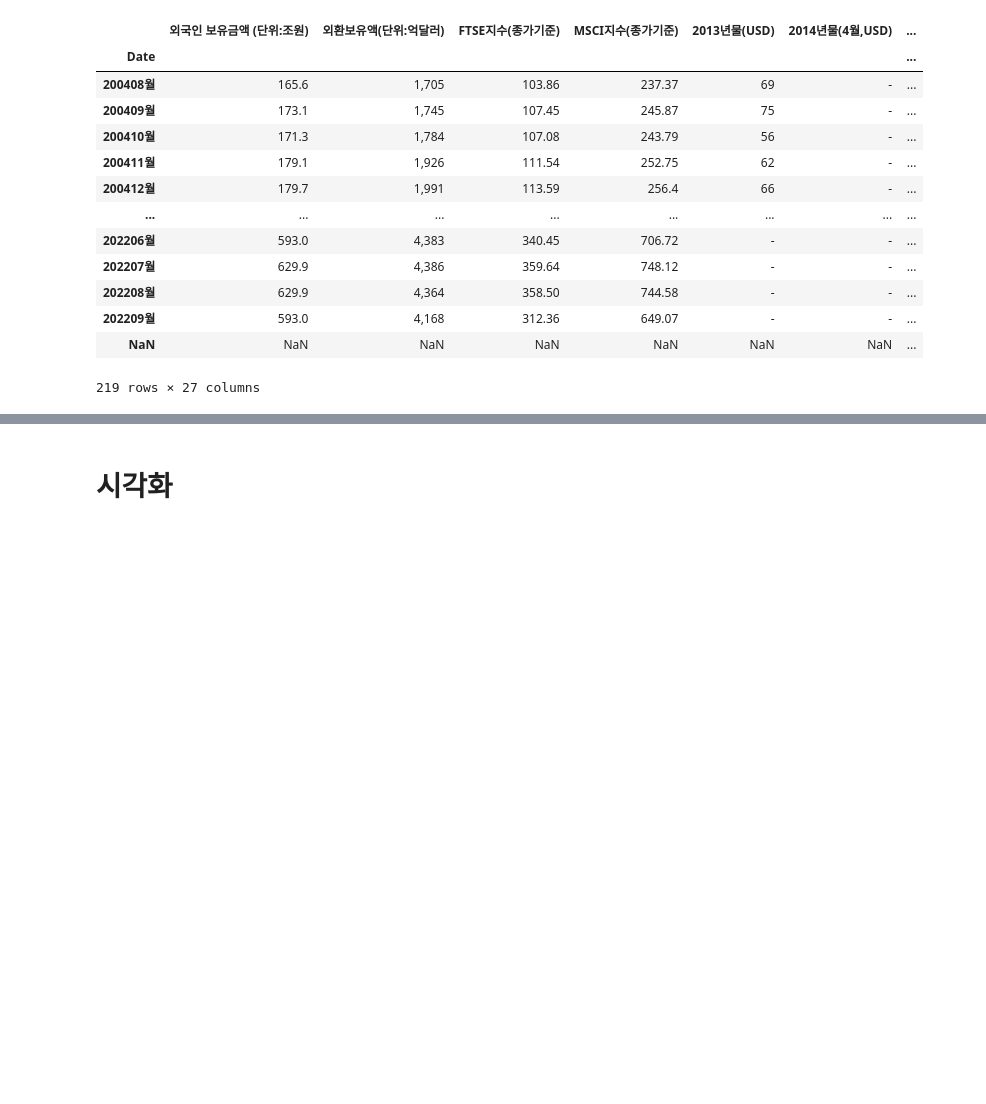
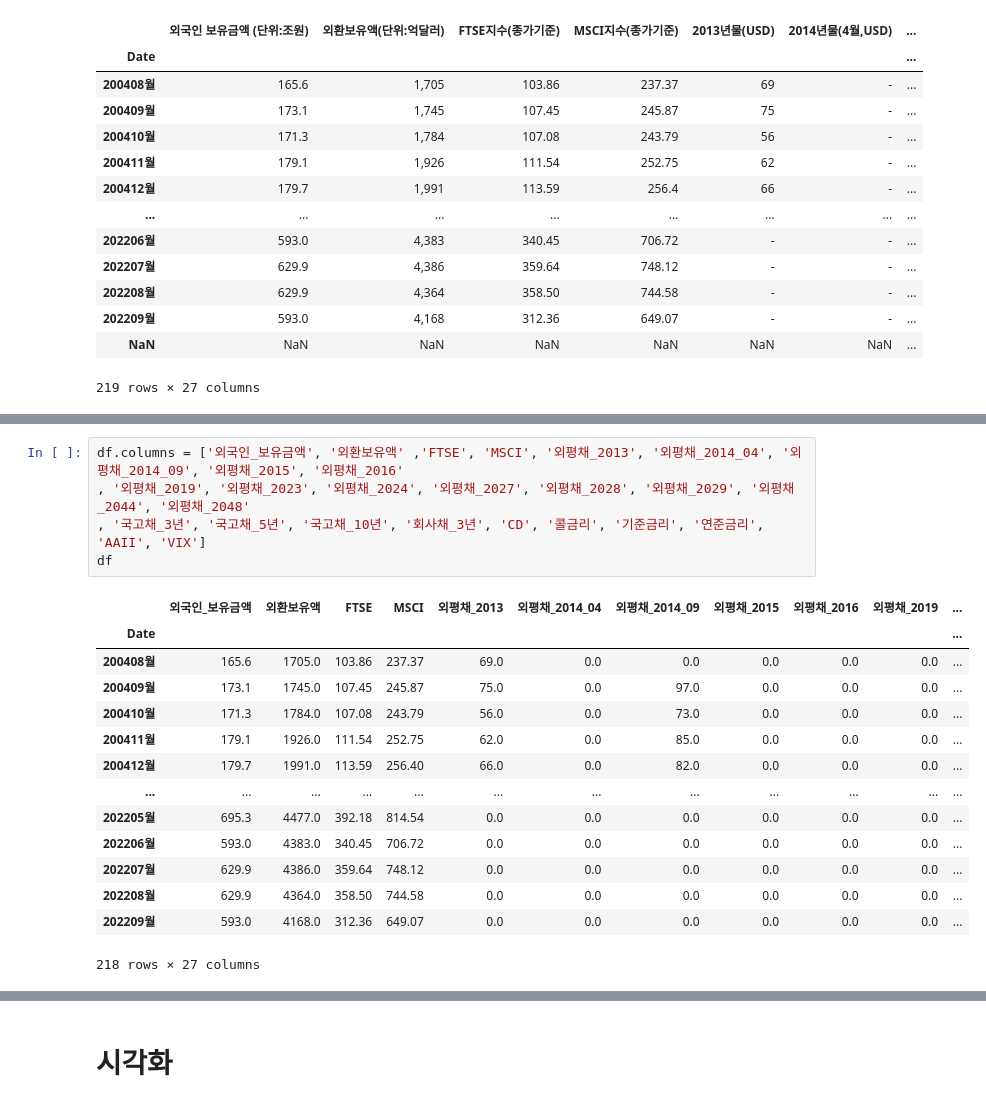
Before and after one commit to paragonyun/Deepconomics, a Jupyter notebook: building_dataset.ipynb, the cells around one changed output, grey strips where cells are left out. Saved outputs shown, nothing was run; the diff lists cells and outputs as text; blank space fills up the shorter version.

```diff
--- a/building_dataset.ipynb
+++ b/building_dataset.ipynb
@@ -68,0 +84,20 @@ df
+# %%
+df.columns = ['외국인_보유금액', '외환보유액' ,'FTSE', 'MSCI', '외평채_2013', '외평채_2014_04', '외평채_2014_09', '외평채_2015', '외평채_2016'
+, '외평채_2019', '외평채_2023', '외평채_2024', '외평채_2027', '외평채_2028', '외평채_2029', '외평채_2044', '외평채_2048'
+, '국고채_3년', '국고채_5년', '국고채_10년', '회사채_3년', 'CD', '콜금리', '기준금리', '연준금리', 'AAII', 'VIX']
+df
+# %% [output]
+|  | 외국인_보유금액 | 외환보유액 | FTSE | MSCI | 외평채_2013 | 외평채_2014_04 | 외평채_2014_09 | 외평채_2015 | 외평채_2016 | 외평채_2019 | ... |
+| Date |  |  |  |  |  |  |  |  |  |  | ... |
+| 200408월 | 165.6 | 1705.0 | 103.86 | 237.37 | 69.0 | 0.0 | 0.0 | 0.0 | 0.0 | 0.0 | ... |
+| 200409월 | 173.1 | 1745.0 | 107.45 | 245.87 | 75.0 | 0.0 | 97.0 | 0.0 | 0.0 | 0.0 | ... |
+| 200410월 | 171.3 | 1784.0 | 107.08 | 243.79 | 56.0 | 0.0 | 73.0 | 0.0 | 0.0 | 0.0 | ... |
+| 200411월 | 179.1 | 1926.0 | 111.54 | 252.75 | 62.0 | 0.0 | 85.0 | 0.0 | 0.0 | 0.0 | ... |
+| 200412월 | 179.7 | 1991.0 | 113.59 | 256.40 | 66.0 | 0.0 | 82.0 | 0.0 | 0.0 | 0.0 | ... |
+| ... | ... | ... | ... | ... | ... | ... | ... | ... | ... | ... | ... |
+| 202205월 | 695.3 | 4477.0 | 392.18 | 814.54 | 0.0 | 0.0 | 0.0 | 0.0 | 0.0 | 0.0 | ... |
+| 202206월 | 593.0 | 4383.0 | 340.45 | 706.72 | 0.0 | 0.0 | 0.0 | 0.0 | 0.0 | 0.0 | ... |
+| 202207월 | 629.9 | 4386.0 | 359.64 | 748.12 | 0.0 | 0.0 | 0.0 | 0.0 | 0.0 | 0.0 | ... |
+| 202208월 | 629.9 | 4364.0 | 358.50 | 744.58 | 0.0 | 0.0 | 0.0 | 0.0 | 0.0 | 0.0 | ... |
+| 202209월 | 593.0 | 4168.0 | 312.36 | 649.07 | 0.0 | 0.0 | 0.0 | 0.0 | 0.0 | 0.0 | ... |
+218 rows × 27 columns
```
Also changed, not shown: parts of 6 cells of this notebook.
